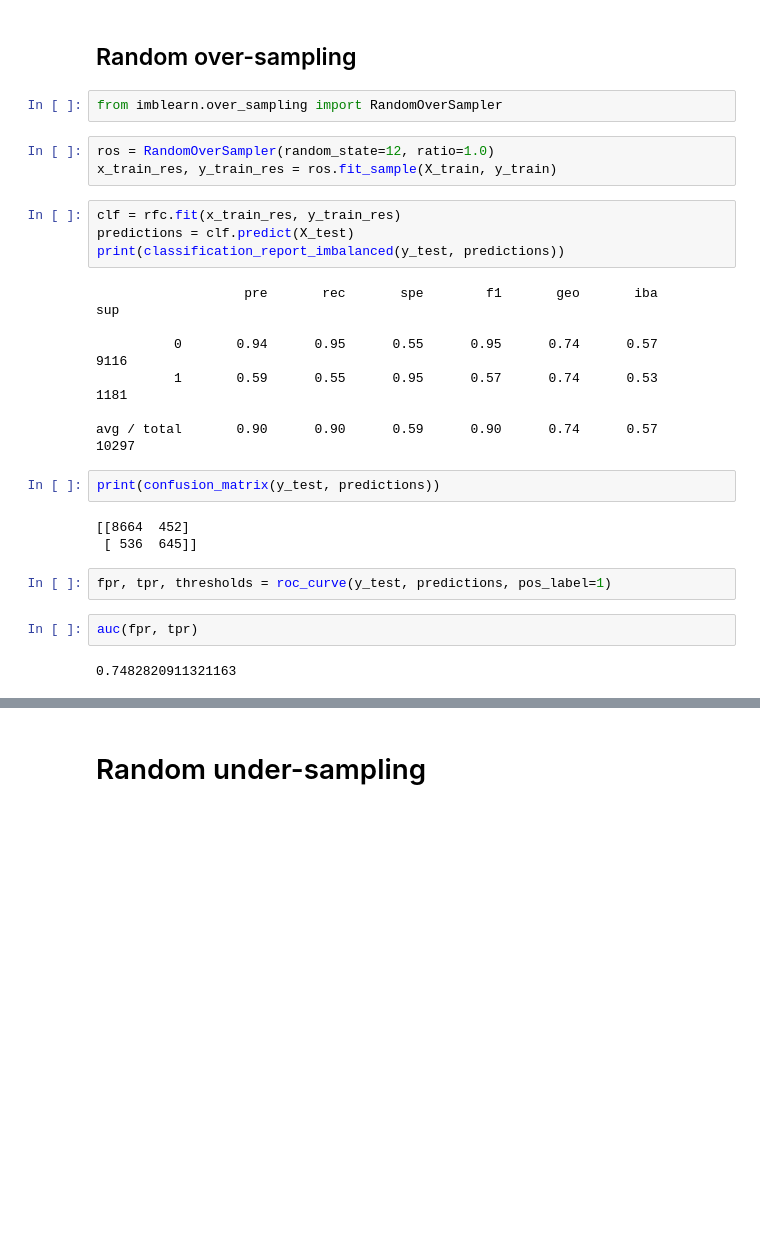
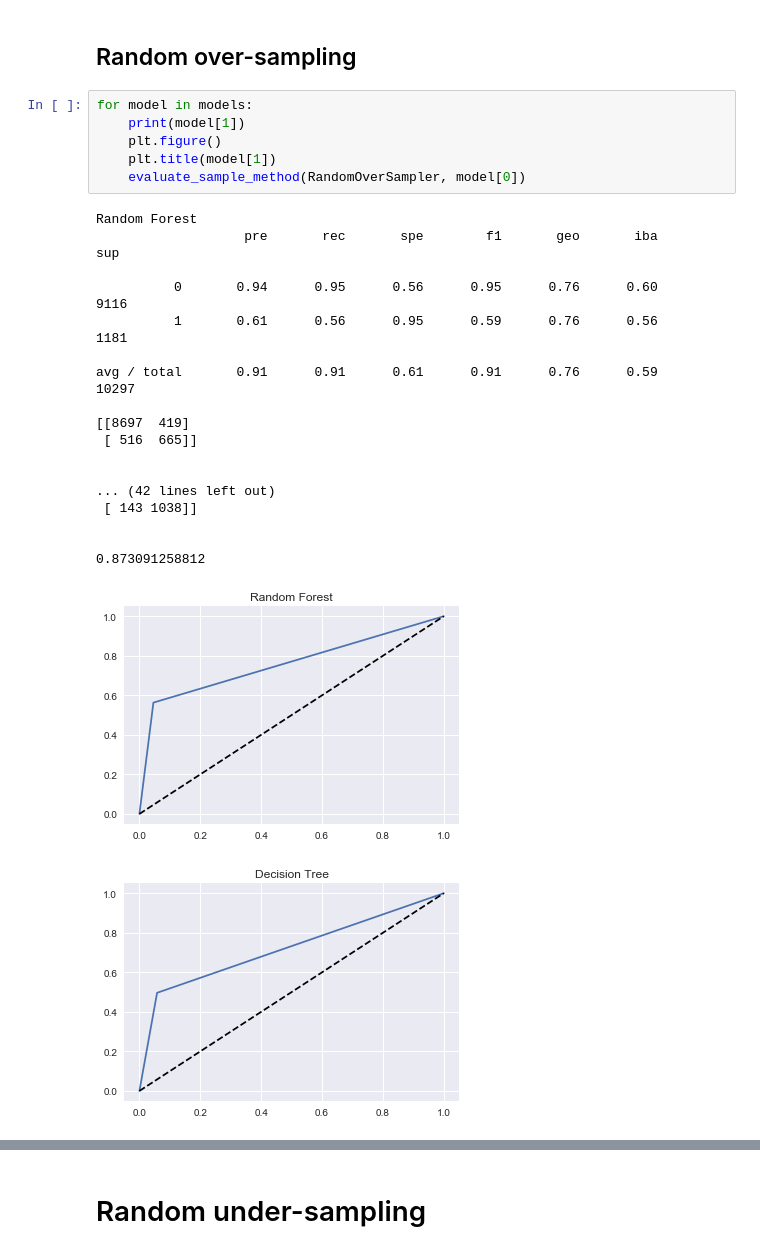
Before and after one commit to WolfgangHall/unit1_capstone, a Jupyter notebook: bank_marketing.ipynb, the cells around one changed output, grey strips where cells are left out. Drawn from its saved outputs; the diff is of its cells as text; blank space fills up the shorter version.

```diff
--- a/bank_marketing.ipynb
+++ b/bank_marketing.ipynb
@@ -625,29 +688,28 @@ auc(fpr, tpr)
 # %% [markdown]
 ## Random over-sampling
-# %%
-from imblearn.over_sampling import RandomOverSampler
-# %%
-ros = RandomOverSampler(random_state=12, ratio=1.0)
-x_train_res, y_train_res = ros.fit_sample(X_train, y_train)
-# %%
-clf = rfc.fit(x_train_res, y_train_res)
-predictions = clf.predict(X_test)
-print(classification_report_imbalanced(y_test, predictions))
-# %% [output]
-                   pre       rec       spe        f1       geo       iba       sup
-
-          0       0.94      0.95      0.55      0.95      0.74      0.57      9116
-          1       0.59      0.55      0.95      0.57      0.74      0.53      1181
-
-avg / total       0.90      0.90      0.59      0.90      0.74      0.57     10297
-# %%
-print(confusion_matrix(y_test, predictions))
-# %% [output]
-[[8664  452]
- [ 536  645]]
-# %%
-fpr, tpr, thresholds = roc_curve(y_test, predictions, pos_label=1)
-# %%
-auc(fpr, tpr)
-# %% [output]
-0.7482820911321163
+# %%
+for model in models:
+    print(model[1])
+    plt.figure()
+    plt.title(model[1])
+    evaluate_sample_method(RandomOverSampler, model[0])
+# %% [output]
+Random Forest
+                   pre       rec       spe        f1       geo       iba       sup
+
+          0       0.94      0.95      0.56      0.95      0.76      0.60      9116
+          1       0.61      0.56      0.95      0.59      0.76      0.56      1181
+
+avg / total       0.91      0.91      0.61      0.91      0.76      0.59     10297
+
+[[8697  419]
+ [ 516  665]]
+
+
+... (42 lines left out)
+ [ 143 1038]]
+
+
+0.873091258812
+[figure, added]
+[figure, added]
```
Also changed, not shown: parts of 82 cells of this notebook.
